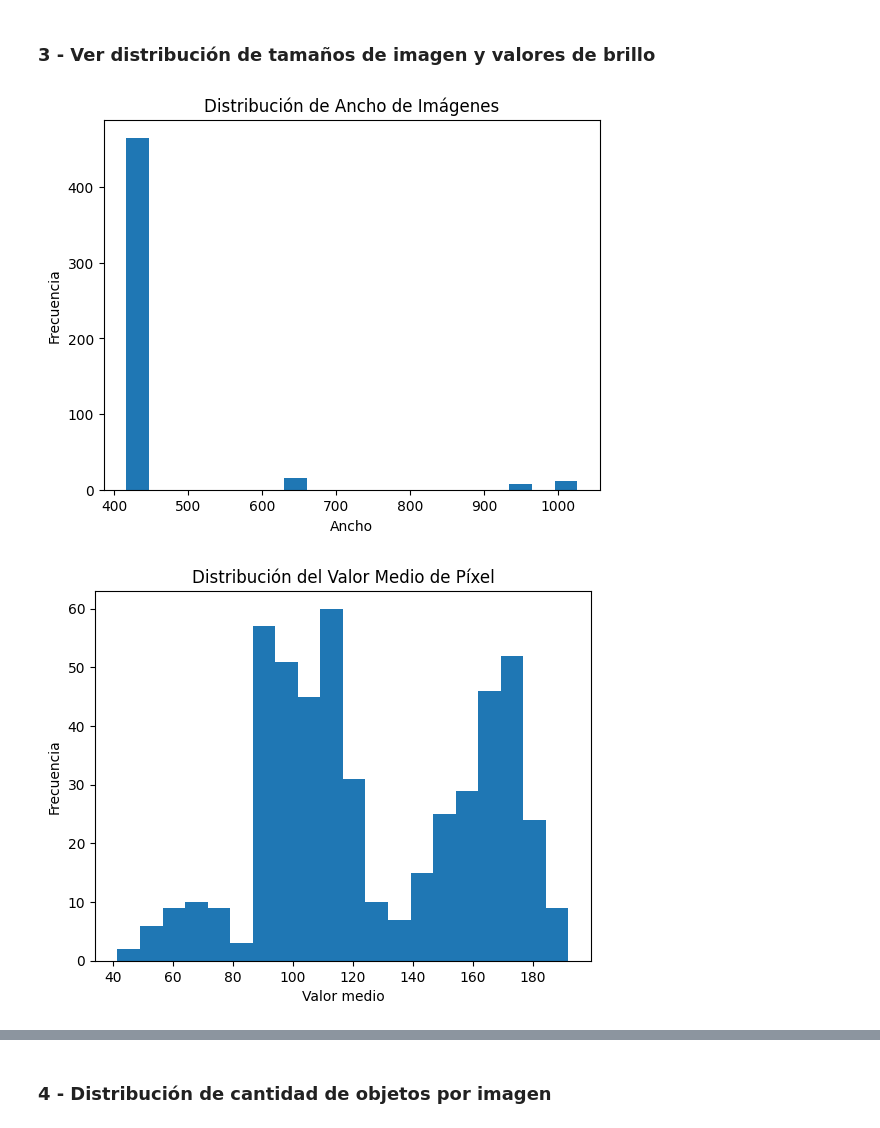
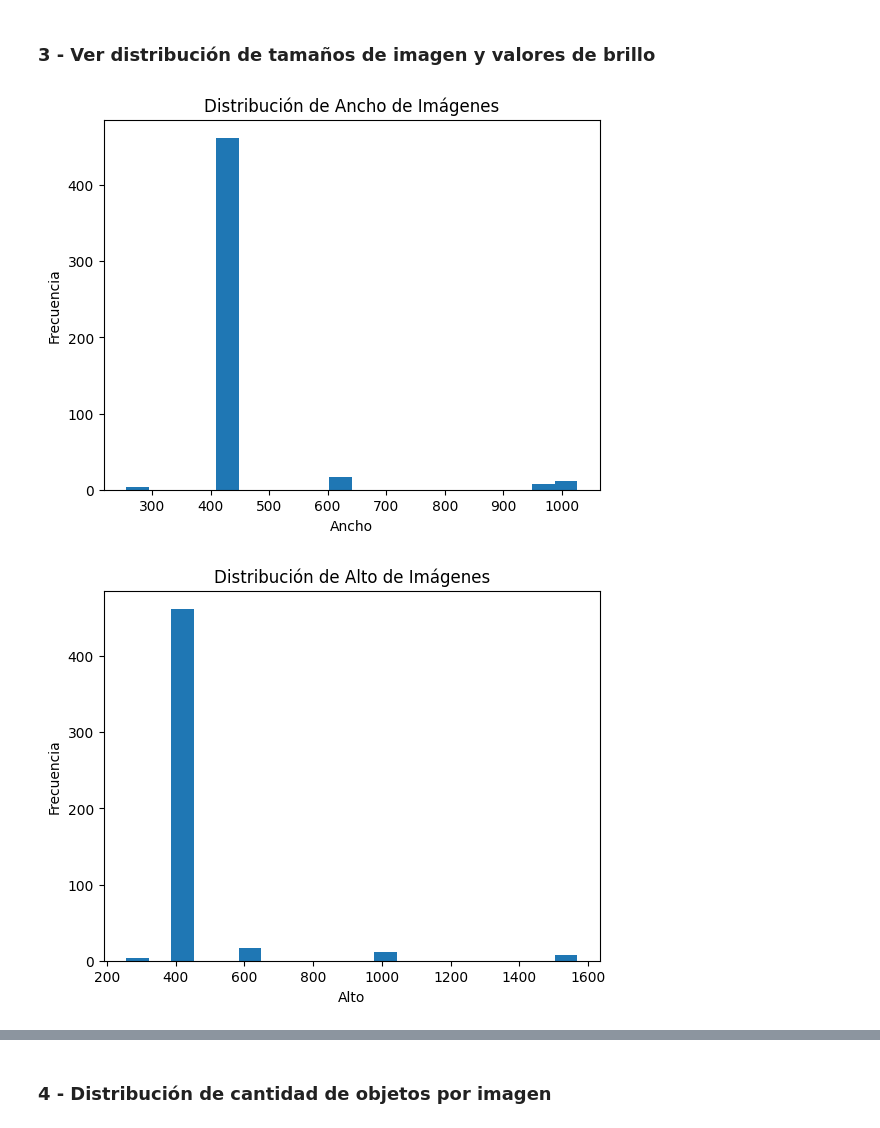
Before and after one commit to luciano106/ceia-vc2, a Jupyter notebook: tp/tp_wildfire_satellite_image_detections.ipynb, the cells around one changed output, grey strips where cells are left out. Saved outputs shown, nothing was run; the diff lists cells and outputs as text; code cells hidden in the pictures.

Commit message:
Se agrego la distribucion del alto de las imagenes

```diff
--- a/tp/tp_wildfire_satellite_image_detections.ipynb
+++ b/tp/tp_wildfire_satellite_image_detections.ipynb
@@ -116,17 +116,28 @@ train_df.head()
 # %%
 import matplotlib.pyplot as plt
 
 plt.hist(train_df['width'], bins=20)
 plt.title("Distribución de Ancho de Imágenes")
 plt.xlabel("Ancho")
 plt.ylabel("Frecuencia")
 plt.show()
 
+print()
+
+# Distribución del alto
+plt.hist(train_df['height'], bins=20)
+plt.title("Distribución de Alto de Imágenes")
+plt.xlabel("Alto")
+plt.ylabel("Frecuencia")
+plt.show()
+
+print()
+
 plt.hist(train_df['mean_pixel_value'].dropna(), bins=20)
 plt.title("Distribución del Valor Medio de Píxel")
 plt.xlabel("Valor medio")
 plt.ylabel("Frecuencia")
 plt.show()
 # %% [output]
-[figure, old version]
+[figure, new version]
-[figure, old version]
+[figure, new version]
```
Also changed, not shown: parts of 6 cells of this notebook.
